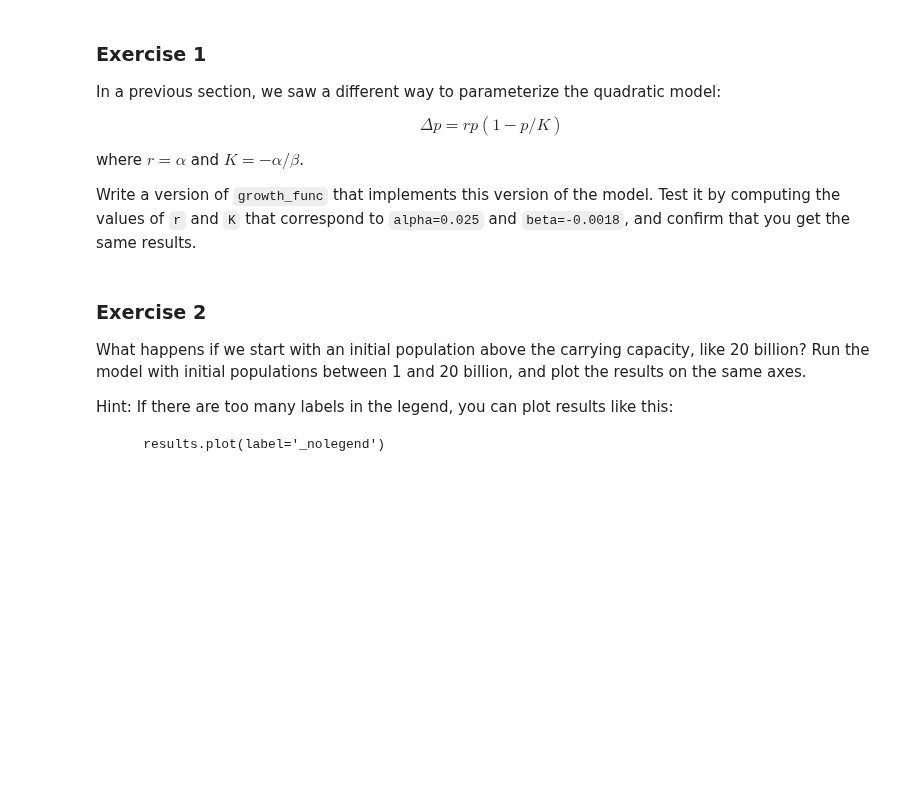
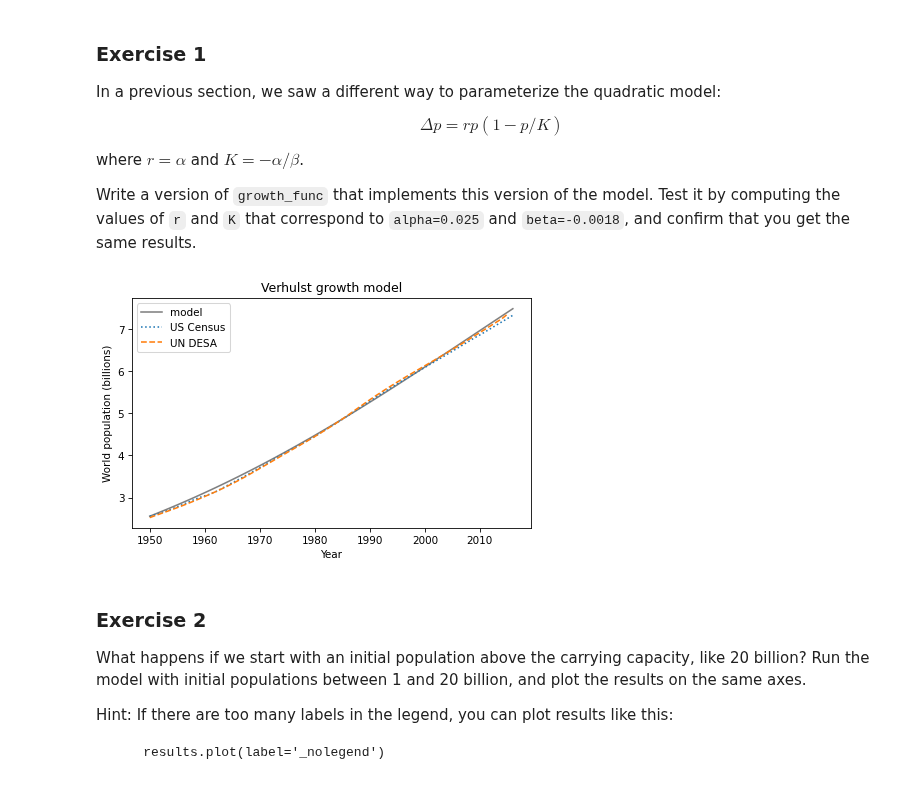
Before and after one commit to nwilliams770/academia, a Jupyter notebook: modeling_and_simulation/chapters/chap07.ipynb, the cells around one changed output. Drawn from its saved outputs; the diff is of its cells as text; code cells hidden in the pictures; blank space fills up the shorter version.

```diff
--- a/modeling_and_simulation/chapters/chap07.ipynb
+++ b/modeling_and_simulation/chapters/chap07.ipynb
@@ -320,4 +328,8 @@ where $r=\alpha$ and $K=-\alpha/\beta$.
 
 Write a version of `growth_func` that implements this version of the model.  Test it by computing the values of `r` and `K` that correspond to `alpha=0.025` and `beta=-0.0018`, and confirm that you get the same results.
 # %%
-# Solution goes here
+def growth_func_verhulst(t, pop, system):
+    r = system.alpha
+    k = -system.alpha / system.beta
+
+    return r * pop * (1 - (pop / k))
@@ -326,5 +336,16 @@ Write a version of `growth_func` that implements this version of the model.  Tes
 # %%
-# Solution goes here
+system = System(t_0=t_0,
+                p_0=p_0,
+                t_end=t_end,
+                alpha=0.025,
+                beta=-0.0018)
+results = run_simulation(system, growth_func_verhulst)
+
+results.plot(color='gray', label='model')
+plot_estimates()
+decorate(title='Verhulst growth model')
+# %% [output]
+[figure, added]
 # %% [markdown]
 ### Exercise 2
 
```
Also changed, not shown: parts of 11 cells of this notebook, 9 other files.
